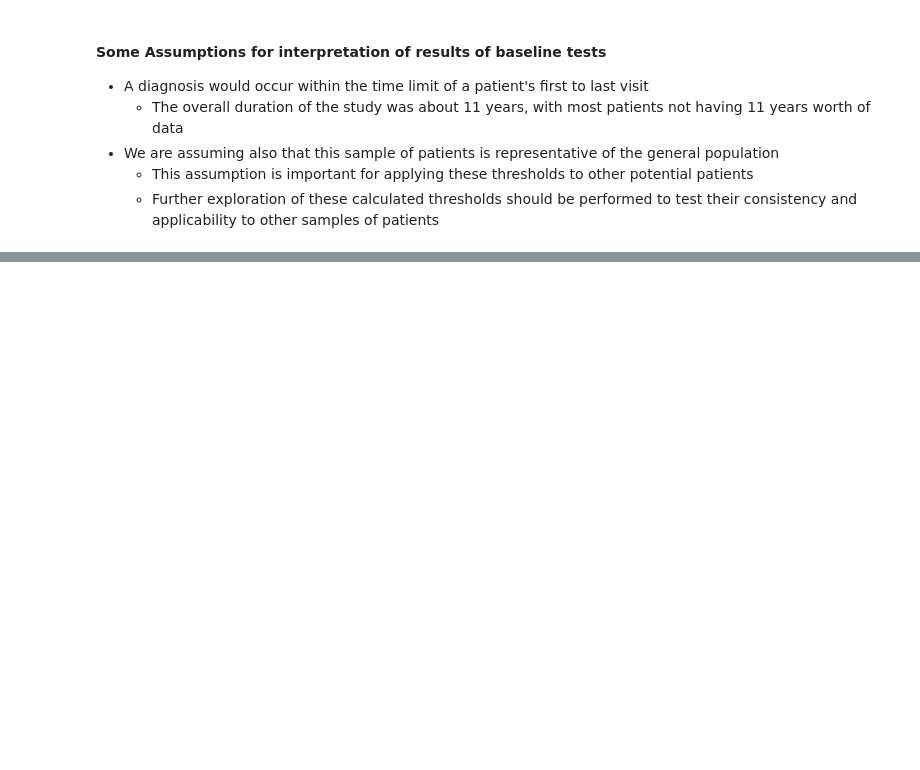
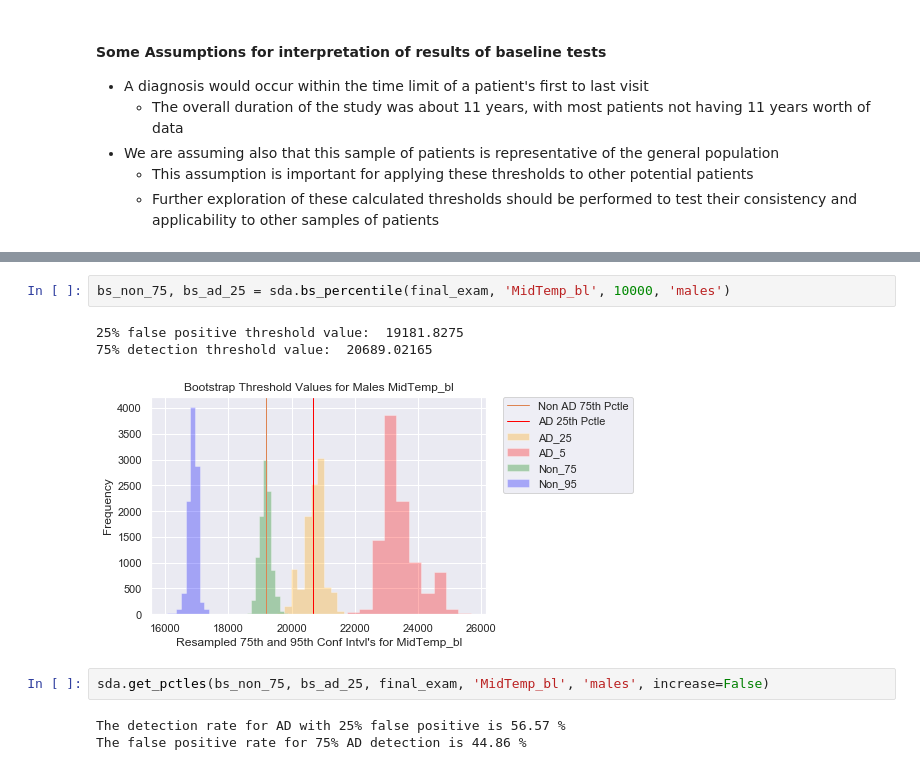
Before and after one commit to Haydost/Springboard_Portfolio, a Jupyter notebook: Capstone_1_Alzheimers_InProgress/3-Statistical_Data_Analysis.ipynb, the cells around one changed output, grey strips where cells are left out. Saved outputs shown, nothing was run; the diff lists cells and outputs as text; blank space fills up the shorter version.

```diff
--- a/Capstone_1_Alzheimers_InProgress/3-Statistical_Data_Analysis.ipynb
+++ b/Capstone_1_Alzheimers_InProgress/3-Statistical_Data_Analysis.ipynb
@@ -687,0 +757,11 @@ The 25th percentile for AD is the 64.77000000000001 th percentile for Non AD.
+# %%
+bs_non_75, bs_ad_25 = sda.bs_percentile(final_exam, 'MidTemp_bl', 10000, 'males')
+# %% [output]
+25% false positive threshold value:  19181.8275
+75% detection threshold value:  20689.02165
+[figure, added]
+# %%
+sda.get_pctles(bs_non_75, bs_ad_25, final_exam, 'MidTemp_bl', 'males', increase=False)
+# %% [output]
+The detection rate for AD with 25% false positive is 56.57 %
+The false positive rate for 75% AD detection is 44.86 %
```
Also changed, not shown: parts of 113 cells of this notebook, 1 other file.
